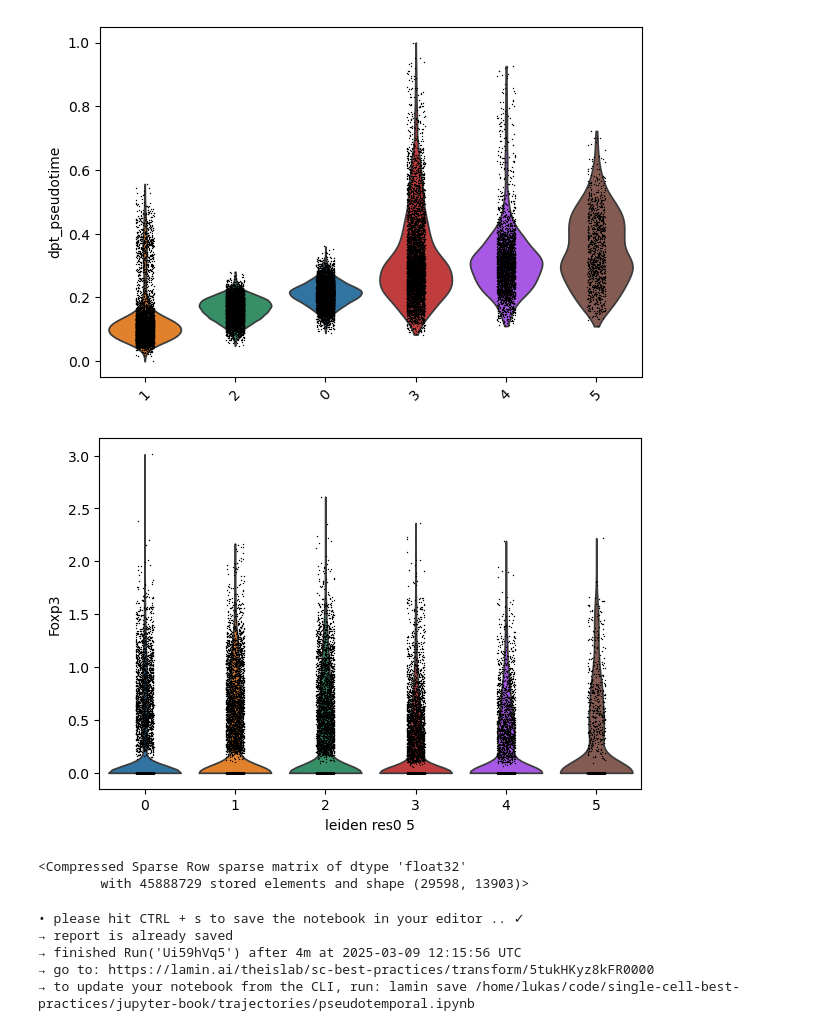
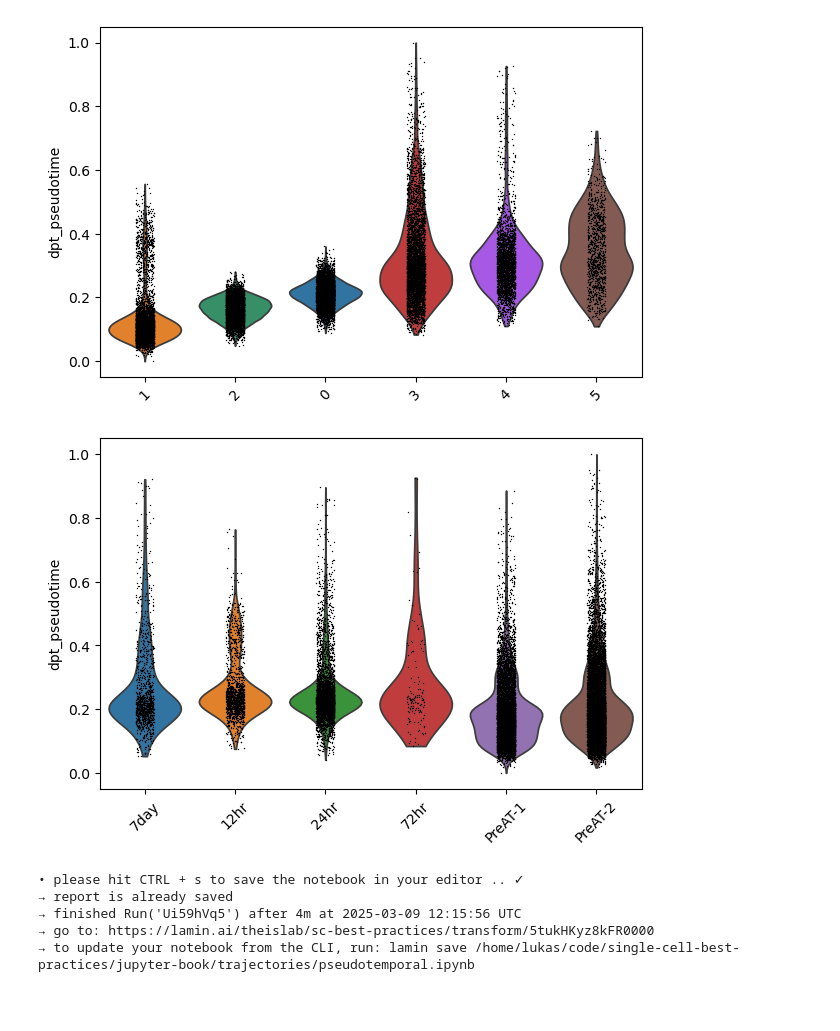
Before and after one commit to In-tron/single-cell-best-practices, a Jupyter notebook: jupyter-book/trajectories/pseudotemporal.ipynb, the cells around one changed output. Drawn from its saved outputs; the diff is of its cells as text; code cells hidden in the pictures; blank space fills up the shorter version.

Commit message:
pseudotime.

```diff
--- a/jupyter-book/trajectories/pseudotemporal.ipynb
+++ b/jupyter-book/trajectories/pseudotemporal.ipynb
@@ -200,16 +205,20 @@ sc.pl.violin(
 # %%
 sc.pl.violin(
     adata_subset,
-    keys=["Foxp3"],
-    groupby="leiden_res0_5",
+    keys=["dpt_pseudotime"],
+    groupby="time_point",
+    rotation=45,
+    # order=[
+    #     "1",
+    #     "2",
+    #     "0",
+    #     "3",
+    #     "4",
+    #     "5",
+    # ],
 )
 # %% [output]
-[figure, old version]
+[figure, new version]
-# %%
-adata.X
-# %% [output]
-<Compressed Sparse Row sparse matrix of dtype 'float32'
-        with 45888729 stored elements and shape (29598, 13903)>
 # %%
 ln.finish()
 # %% [output]
```
Also changed, not shown: parts of 5 cells of this notebook.
